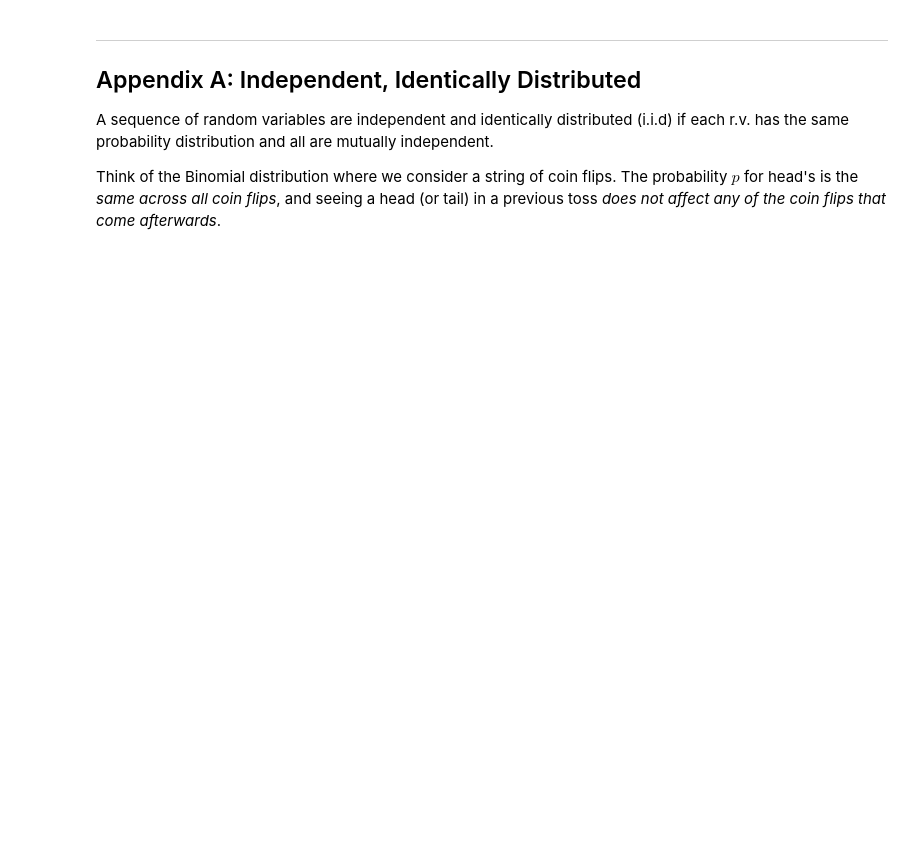
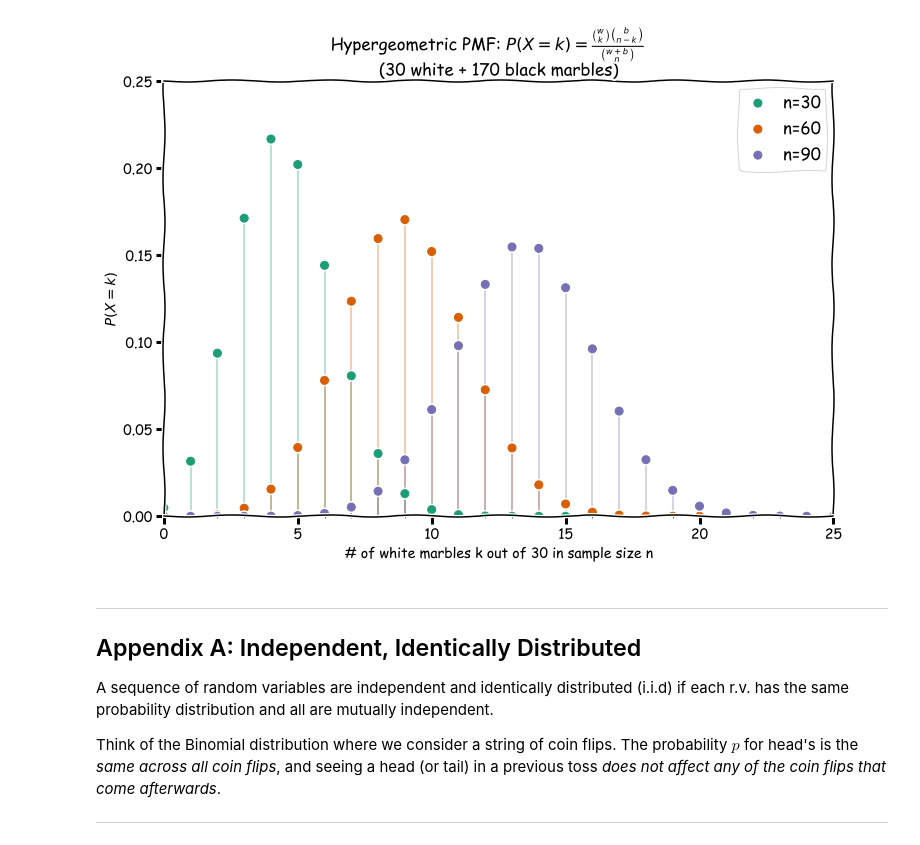
Before and after one commit to buruzaemon/stats-110, a Jupyter notebook: Lecture_08.ipynb, the cells around one changed output. Cells and saved outputs as stored; diff of their text form; code cells hidden in the pictures; blank space fills up the shorter version.

```diff
--- a/Lecture_08.ipynb
+++ b/Lecture_08.ipynb
@@ -167,6 +173,67 @@ _Does the PMF sum to 1?_
     &= \frac{1}{\binom{w+b}{n}} \binom{w+b}{n} & &\text{by Vandermonde's Identity } \\
     &= 1 ~~~~ \blacksquare
 \end{align}
+# %%
+import matplotlib
+import numpy as np
+import matplotlib.pyplot as plt
+
+from matplotlib.ticker import (MultipleLocator, FormatStrFormatter,
+                               AutoMinorLocator)
+from scipy.stats import hypergeom
+
+%matplotlib inline
+
+plt.xkcd()
+_, ax = plt.subplots(figsize=(12,8))
+
+# seme Hypergeometric parameters
+# population and # white marbles are fixed
+population_sizes = [200, 200, 200]
+w_marbles = [30, 30, 30]
+# let sample size n vary
+sample_sizes = [30, 60, 90]
+params = list(zip(population_sizes, w_marbles, sample_sizes))
+
+# colorblind-safe, qualitative color scheme
+colors = ['#1b9e77', '#d95f02', '#7570b3']
+
+for i,(N,w,n) in enumerate(params):
+    rv = hypergeom(N, w, n)
+    x = np.arange(0, w+1)
+    pmf_w = rv.pmf(x)
+    ax.plot(x, pmf_w, 'o', ms=8, color=colors[i], label='n={}'.format(n))
+    ax.vlines(x, 0, pmf_w, lw=2, color=colors[i], alpha=0.3)
+
+# legend styling
+legend = ax.legend()
+for label in legend.get_texts():
+    label.set_fontsize('large')
+for label in legend.get_lines():
+    label.set_linewidth(1.5)
+
+# y-axis
+ax.set_ylim([0.0, 0.25])
+ax.set_ylabel(r'$P(X=k)$')
+
+# x-axis
+ax.set_xlim([0, 25])
+ax.set_xlabel('# of white marbles k out of {} in sample size n'.format(w))
+
+# x-axis tick formatting
+majorLocator = MultipleLocator(5)
+majorFormatter = FormatStrFormatter('%d')
+minorLocator = MultipleLocator(1)
+ax.xaxis.set_major_locator(majorLocator)
+ax.xaxis.set_major_formatter(majorFormatter)
+ax.xaxis.set_minor_locator(minorLocator)
+
+plt.suptitle(r'Hypergeometric PMF: $P(X=k) = \frac{\binom{w}{k}\binom{b}{n-k}}{\binom{w+b}{n}}$')
+plt.title(r'({} white + {} black marbles)'.format(w, N-w))
+
+plt.show()
+# %% [output]
+[figure, added]
 # %% [markdown]
 ----
 
@@ -175,3 +242,5 @@ _Does the PMF sum to 1?_
 A sequence of random variables are independent and identically distributed (i.i.d) if each r.v. has the same probability distribution and all are mutually independent.
 
 Think of the Binomial distribution where we consider a string of coin flips. The probability $p$ for head's is the *same across all coin flips*, and seeing a head (or tail) in a previous toss *does not affect any of the coin flips that come afterwards*.
+
+----
```
Also changed, not shown: parts of 5 cells of this notebook, 9 other files.
